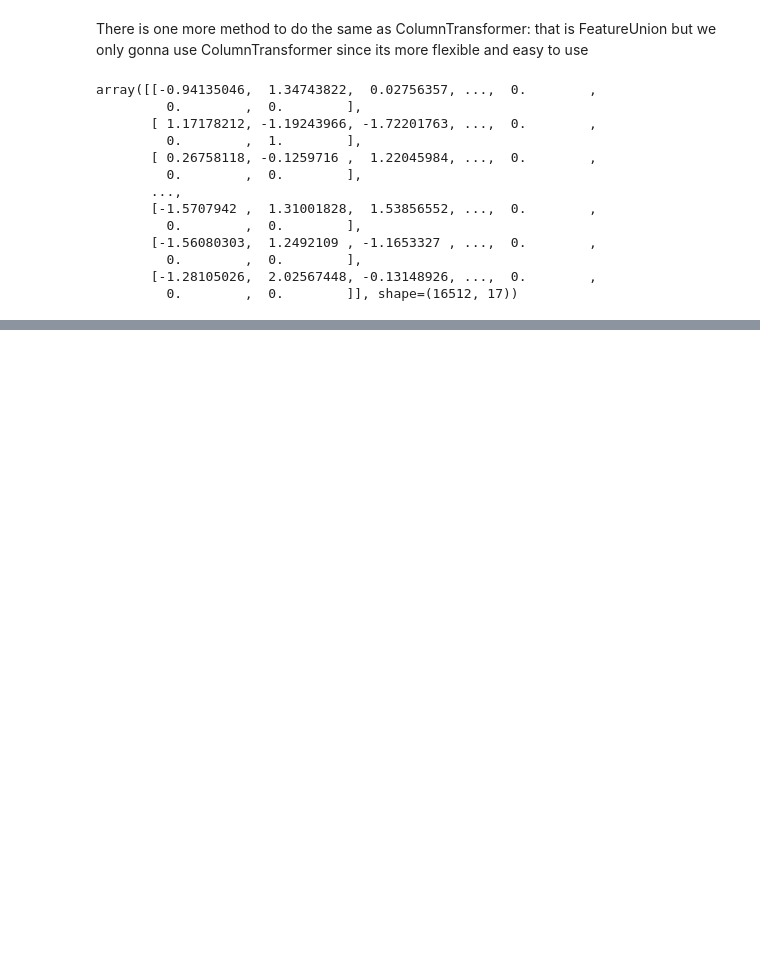
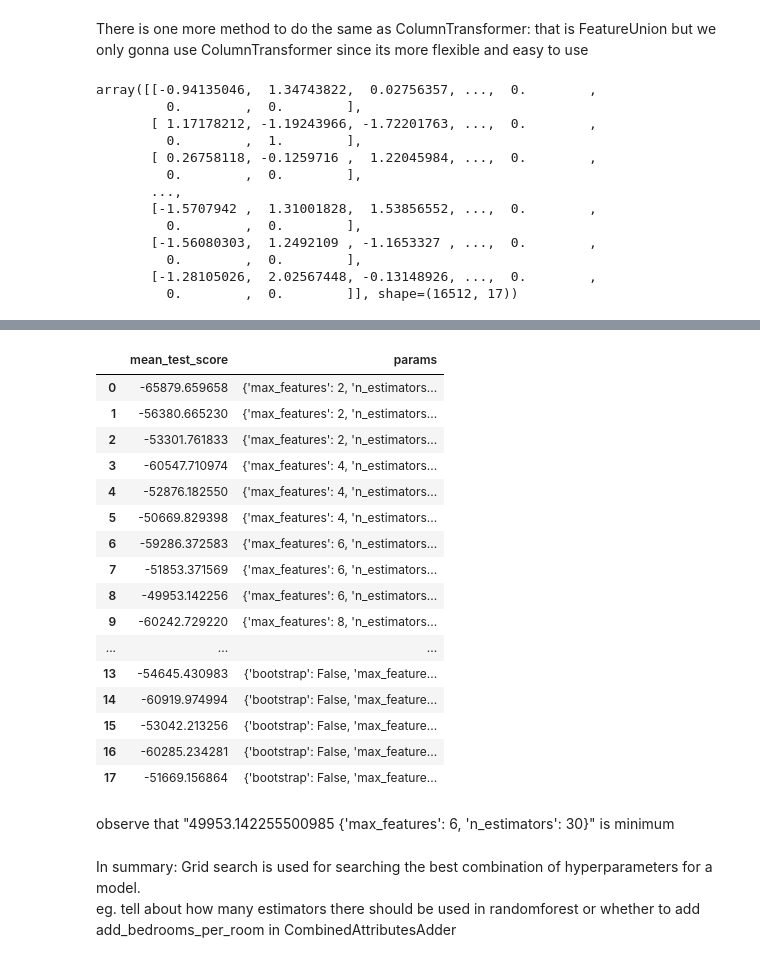
Before and after one commit to ArunNegi112/Machine_Learning, a Jupyter notebook: End_To_End_Project1/2_project.ipynb, the cells around one changed output, grey strips where cells are left out. Cells and saved outputs as stored; diff of their text form; code cells hidden in the pictures; blank space fills up the shorter version.

```diff
--- a/End_To_End_Project1/2_project.ipynb
+++ b/End_To_End_Project1/2_project.ipynb
@@ -719,0 +796,5 @@ array([[-0.94135046,  1.34743822,  0.02756357, ...,  0.        ,
+# %%
+from sklearn.tree import DecisionTreeRegressor
+
+tree_reg = DecisionTreeRegressor()
+tree_reg.fit(final_housing,housing_label)
@@ -719,0 +1037,25 @@ array([[-0.94135046,  1.34743822,  0.02756357, ...,  0.        ,
+# %%
+pd.DataFrame(cross_validation_results)[['mean_test_score','params']]
+# %% [output]
+|  | mean_test_score | params |
+| 0 | -65879.659658 | {'max_features': 2, 'n_estimators... |
+| 1 | -56380.665230 | {'max_features': 2, 'n_estimators... |
+| 2 | -53301.761833 | {'max_features': 2, 'n_estimators... |
+| 3 | -60547.710974 | {'max_features': 4, 'n_estimators... |
+| 4 | -52876.182550 | {'max_features': 4, 'n_estimators... |
+| 5 | -50669.829398 | {'max_features': 4, 'n_estimators... |
+| 6 | -59286.372583 | {'max_features': 6, 'n_estimators... |
+| 7 | -51853.371569 | {'max_features': 6, 'n_estimators... |
+| 8 | -49953.142256 | {'max_features': 6, 'n_estimators... |
+| 9 | -60242.729220 | {'max_features': 8, 'n_estimators... |
+| ... | ... | ... |
+| 13 | -54645.430983 | {'bootstrap': False, 'max_feature... |
+| 14 | -60919.974994 | {'bootstrap': False, 'max_feature... |
+| 15 | -53042.213256 | {'bootstrap': False, 'max_feature... |
+| 16 | -60285.234281 | {'bootstrap': False, 'max_feature... |
+| 17 | -51669.156864 | {'bootstrap': False, 'max_feature... |
+# %% [markdown]
+observe that "49953.142255500985 {'max_features': 6, 'n_estimators': 30}" is minimum
+# %% [markdown]
+In summary: Grid search is used for searching the best combination of hyperparameters for a model.
+eg. tell about how many estimators there should be used in randomforest or whether to add add_bedrooms_per_room in CombinedAttributesAdder
```
Also changed, not shown: parts of 63 cells of this notebook.
